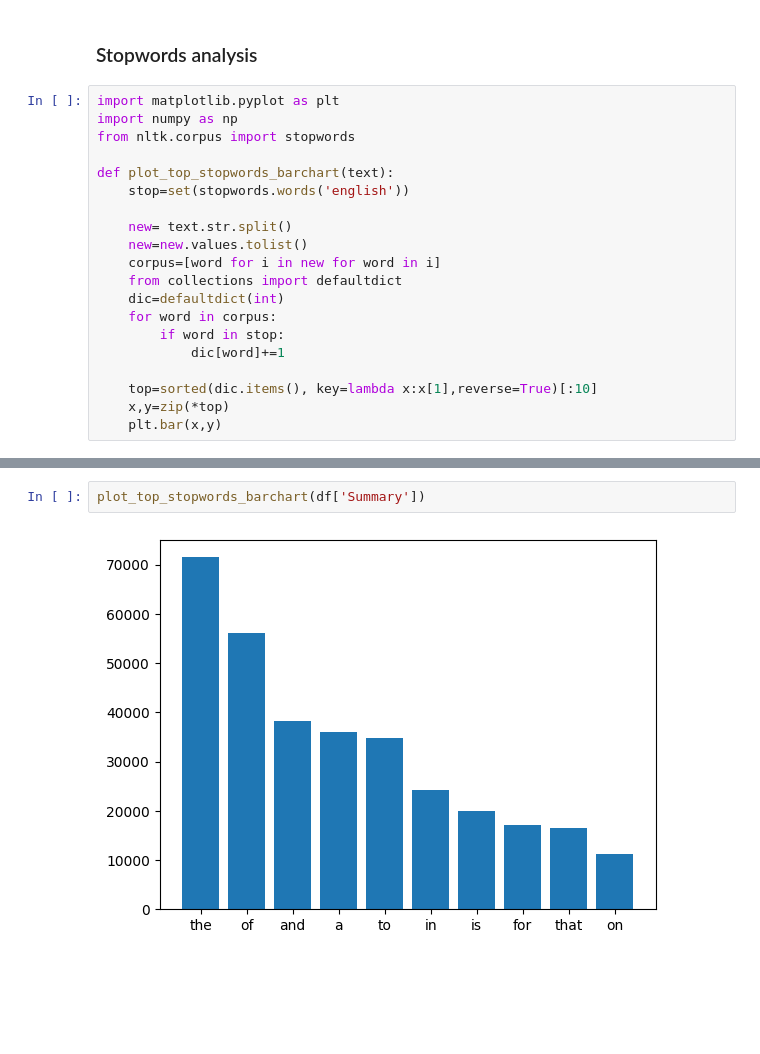
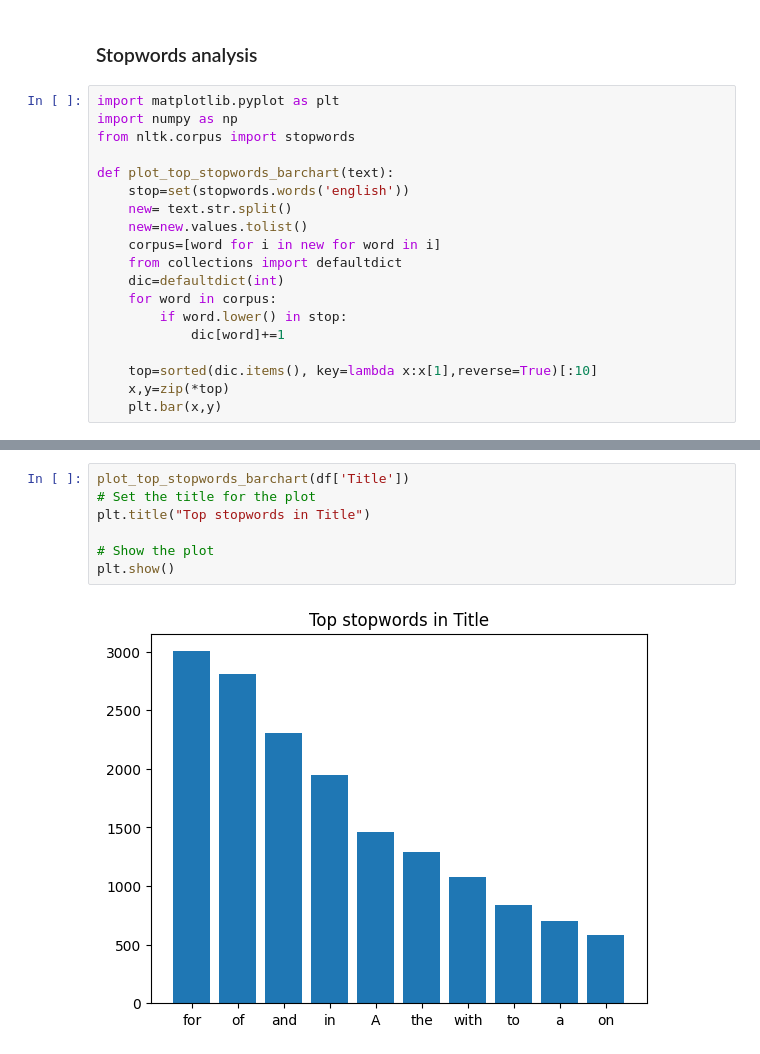
Before and after one commit to DATA-606-2023-FALL-MONDAY/Thanda_Vishnupriya, a Jupyter notebook: src/PaperCraft_Data_Exploration.ipynb, the cells around one changed output, grey strips where cells are left out. Drawn from its saved outputs; the diff is of its cells as text; blank space fills up the shorter version.

```diff
--- a/src/PaperCraft_Data_Exploration.ipynb
+++ b/src/PaperCraft_Data_Exploration.ipynb
@@ -161,14 +168,13 @@ from nltk.corpus import stopwords
 
 def plot_top_stopwords_barchart(text):
     stop=set(stopwords.words('english'))
-
     new= text.str.split()
     new=new.values.tolist()
     corpus=[word for i in new for word in i]
     from collections import defaultdict
     dic=defaultdict(int)
     for word in corpus:
-        if word in stop:
+        if word.lower() in stop:
             dic[word]+=1
 
     top=sorted(dic.items(), key=lambda x:x[1],reverse=True)[:10]
@@ -181,4 +183,9 @@ plot_top_stopwords_barchart(df['Title'])
-# %%
-plot_top_stopwords_barchart(df['Summary'])
-# %% [output]
-[figure, removed]
+# %%
+plot_top_stopwords_barchart(df['Title'])
+# Set the title for the plot
+plt.title("Top stopwords in Title")
+
+# Show the plot
+plt.show()
+# %% [output]
+[figure, added]
```
Also changed, not shown: parts of 46 cells of this notebook.
